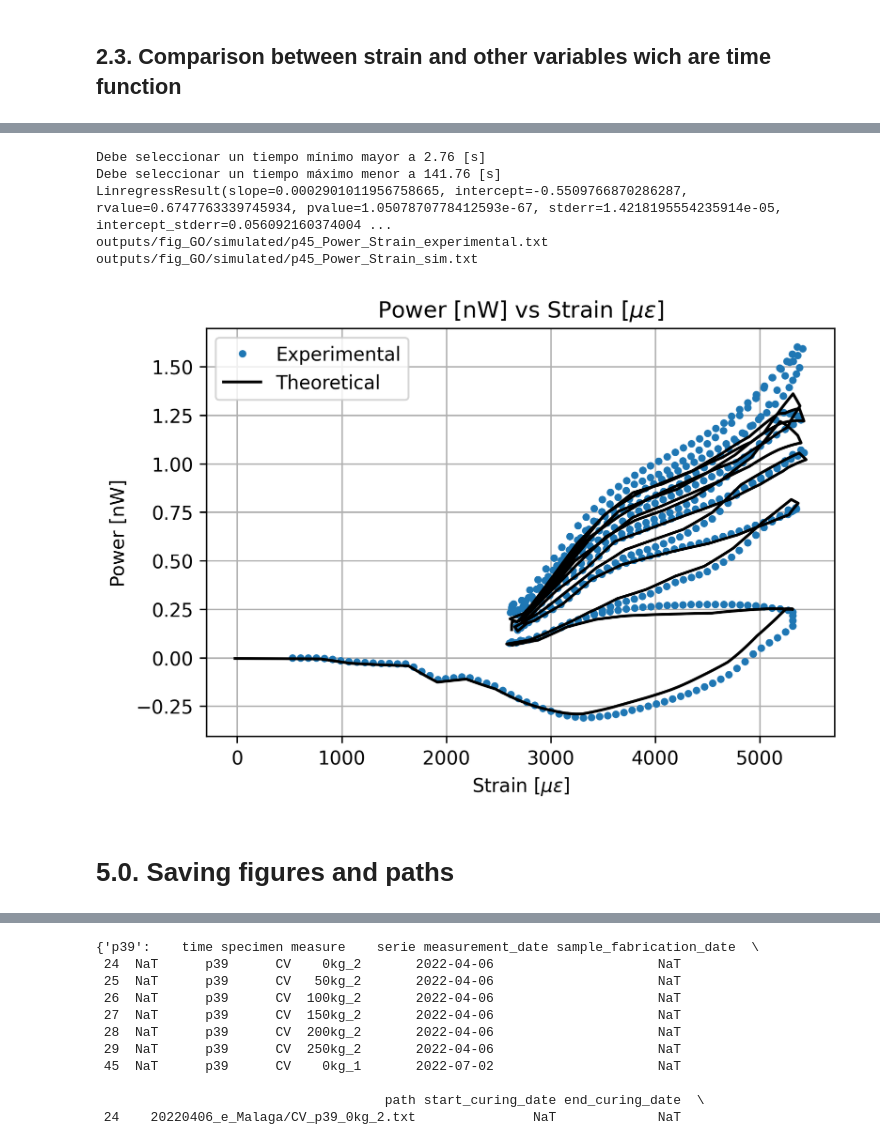
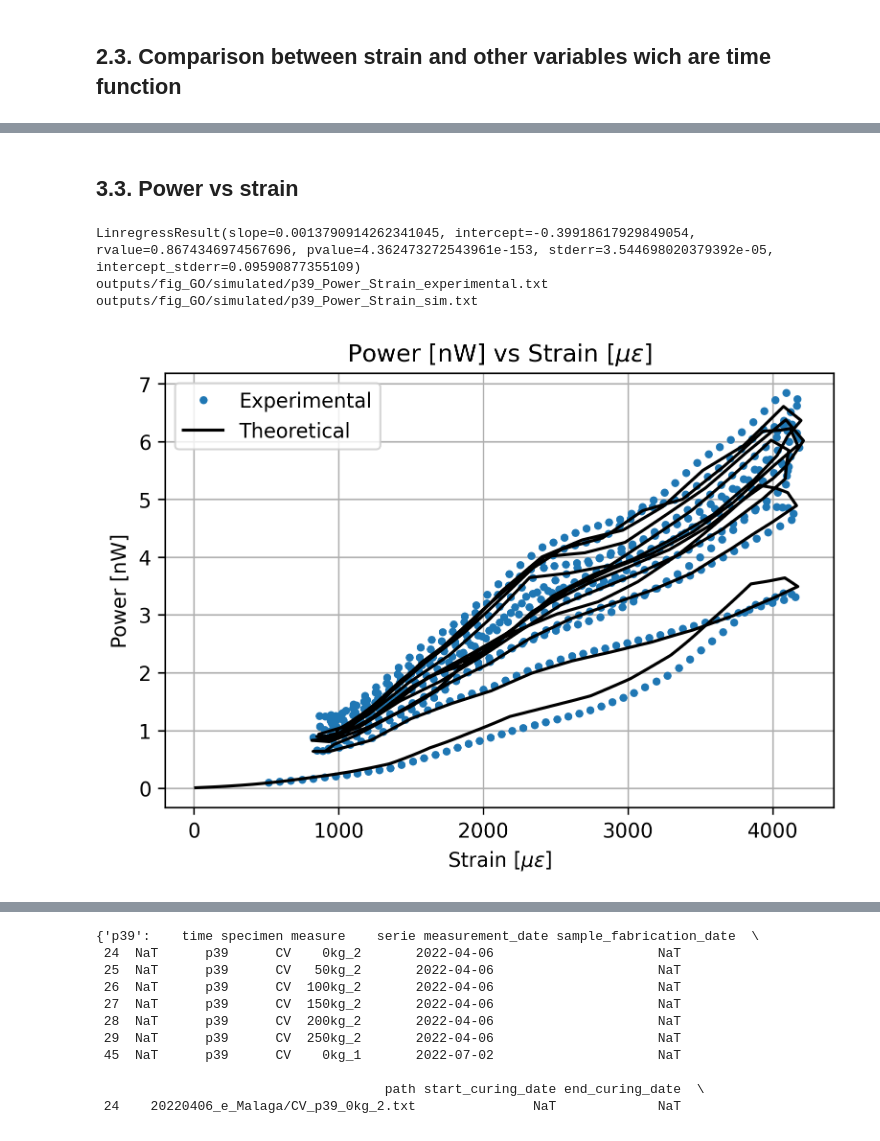
Before and after one commit to dantrica/Py-piezoGO, a Jupyter notebook: analytics_GO.ipynb, the cells around one changed output, grey strips where cells are left out. Cells and saved outputs as stored; diff of their text form; code cells hidden in the pictures.

```diff
--- a/analytics_GO.ipynb
+++ b/analytics_GO.ipynb
@@ -390,10 +391,11 @@ option = 17 --- corriente normalizada vs tiempo
 option = 18 --- potencia vs deformación unitaria
 '''
 idata = interpol(samples=picked_samples, dic_data=dic_data_by_sample,
-                 t_min_max=[28,130], n=500)
+                 t_min_max=[2.56,16], n=500)
 data = dic_data_by_sample
 
-xylabel = plot_electromechanical(data, idata, option=12, marker='--', etiqueta='', dpi=100)
+xylabel = plot_electromechanical(data, idata, option=7, marker='--',
+                                 etiqueta='', label_axes='en', dpi=100)
 
 plt.grid()
 '''
@@ -422,13 +419,25 @@ LinregressResult(slope=1.3481452156059333, intercept=-20.48905334230747, rvalue=
 ## 2.2. Power vs Time and Energy calculations
 # %%
 '''
+Here are the options to choose a time dependence of the electrical and mechanical data series,
+given a set of specimens.
+option = 0 --- fuerza vs tiempo
+option = 3 --- voltaje vs tiempo
+option = 4 --- corriente vs tiempo
 option = 11 --- potencia vs tiempo
+option = 12 --- resistencia vs tiempo
+option = 14 --- Delta de resistencia / R vs tiempo
+option = 16 --- deformación unitaria normalizada vs tiempo
+option = 17 --- corriente normalizada vs tiempo
+
+It has been selected the option = 11 --- power vs time
 '''
 idata = interpol(samples=picked_samples, dic_data=dic_data_by_sample,
                  t_min_max=[0,150], n=500)
 data = dic_data_by_sample
 
-xylabel = plot_electromechanical(data, idata, option=11, marker='--', etiqueta='', dpi=100)
+xylabel = plot_electromechanical(data, idata, option=11, marker='--', etiqueta='',
+                                 label_axes='en', dpi=100)
 
 plt.grid()
 ax = plt.gca() # get axis handle
@@ -579,5 +552,7 @@ Se debe compilar desde 1.1 hasta 1.5
 # %%
-# se debe compilar desde 1.1 hasta 1.5
+'''
+Be must compile from 1.1 until 1.5
+'''
 
 fname = 'OCP_'+picked_samples[0]+'_sim.png'
 dname = 'OCP_'+picked_samples[0]+'_sim_final.txt'
@@ -585,10 +560,11 @@ get_path = 'data/20220406_e_Malaga/'
 save_fpath = 'outputs/fig_GO/simulated/'
 
 idata = interpol(samples=picked_samples, dic_data=dic_data_by_sample,
-                 t_min_max=[1,160], n=500)
+                 t_min_max=[2.56,140], n=500)
 data = dic_data_by_sample
 
-xylabel = plot_electromechanical(data, idata, option=3, marker='.', etiqueta='Experimental', dpi=300)
+xylabel = plot_electromechanical(data, idata, option=3, marker='.',
+                                 etiqueta='Experimental', dpi=300)
 
 ax = plt.gca() # get axis handle
 line = ax.lines[0] # get the first line, there might be more
@@ -627,7 +601,7 @@ get_path = 'data/20220406_e_Malaga/'
 save_fpath = 'outputs/fig_GO/simulated/'
 
 idata = interpol(samples=picked_samples, dic_data=dic_data_by_sample,
-                 t_min_max=[1,160], n=500)
+                 t_min_max=[2.56,140], n=500)
 data = dic_data_by_sample
 xylabel = plot_electromechanical(data, idata, option=13, marker='.',
                                  etiqueta='Experimental', dpi=300)
@@ -676,11 +648,13 @@ outputs/fig_GO/simulated/p45_$\Delta_Strain_experimental.txt outputs/fig_GO/simu
+# %% [markdown]
+## 3.3. Power vs strain
 # %%
-# se debe compilar desde 1.1 hasta 1.5
+# se debe compilar desde 1.1 hasta 1.5 power strain
 dname = 'OCP_'+picked_samples[0]+'_sim_final.txt'
 get_path = 'data/20220406_e_Malaga/'
 save_fpath = 'outputs/fig_GO/simulated/'
 
 idata = interpol(samples=picked_samples, dic_data=dic_data_by_sample,
-                 t_min_max=[1,160], n=500)
+                 t_min_max=[2.56,140], n=500)
 data = dic_data_by_sample
 xylabel = plot_electromechanical(data, idata, option=18, marker='.',
                                  etiqueta='Experimental', dpi=300)
@@ -697,37 +671,33 @@ for s in np.arange(len(x)):
 exp_strain.close()
 
 OCP = np.loadtxt(get_path+dname, skiprows=17)
 ts = OCP[:,0]
 vs = OCP[:,1]
 isim = OCP[:,2]
 strain1 = OCP[:,3]/60 *1e6
 Rsim = vs/isim
 FCR1 = ( Rsim - Rsim.min() ) / Rsim.min()
 
 ks = ts<=150
 strain = strain1[ks]
 FCR = FCR1[ks]
 power = vs[ks]*isim[ks]*1.1e9
 
 
 name2 = save_fpath+picked_samples[0]+'_'+xylabel[1].split(' ')[0]+'_'+xylabel[0].split(' ')[0]+'_sim.txt'
 sim_strain = open(name2, mode='w+')
 for ls in np.arange(len(strain)):
    sim_strain.write('%0.3f %0.3f\n' %(strain[ls], power[ls]))
 sim_strain.close()
 
 plt.grid('both')
 plt.plot(strain, power, '-k', label='Theoretical')
 plt.legend()
 
 fname = 'power_'+picked_samples[0]+'_sim.png'
 plt.savefig(save_fpath+fname, dpi=300)
 print(name1, name2)
 # %% [output]
-Debe seleccionar un tiempo mínimo mayor a 2.76 [s]
-Debe seleccionar un tiempo máximo menor a 141.76 [s]
-LinregressResult(slope=0.0002901011956758665, intercept=-0.5509766870286287, rvalue=0.6747763339745934, pvalue=1.0507870778412593e-67, stderr=1.4218195554235914e-05, intercept_stderr=0.056092160374004 ...
-outputs/fig_GO/simulated/p45_Power_Strain_experimental.txt outputs/fig_GO/simulated/p45_Power_Strain_sim.txt
+LinregressResult(slope=0.0013790914262341045, intercept=-0.39918617929849054, rvalue=0.8674346974567696, pvalue=4.362473272543961e-153, stderr=3.544698020379392e-05, intercept_stderr=0.09590877355109)
+outputs/fig_GO/simulated/p39_Power_Strain_experimental.txt outputs/fig_GO/simulated/p39_Power_Strain_sim.txt
-[figure, old version]
+[figure, new version]
-# %% [markdown]
-# 5.0. Saving figures and paths
```
Also changed, not shown: parts of 64 cells of this notebook.
